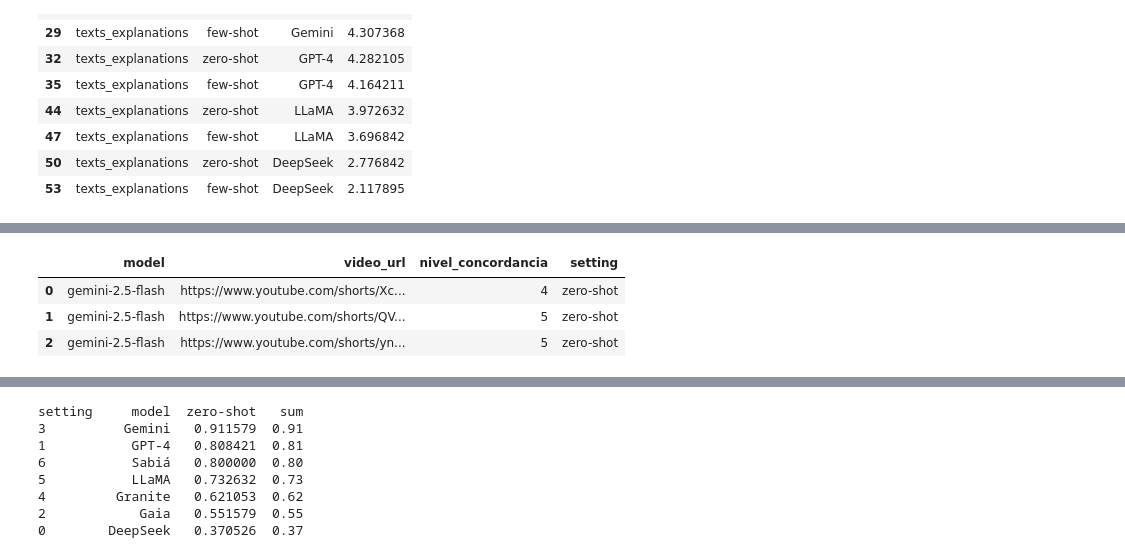
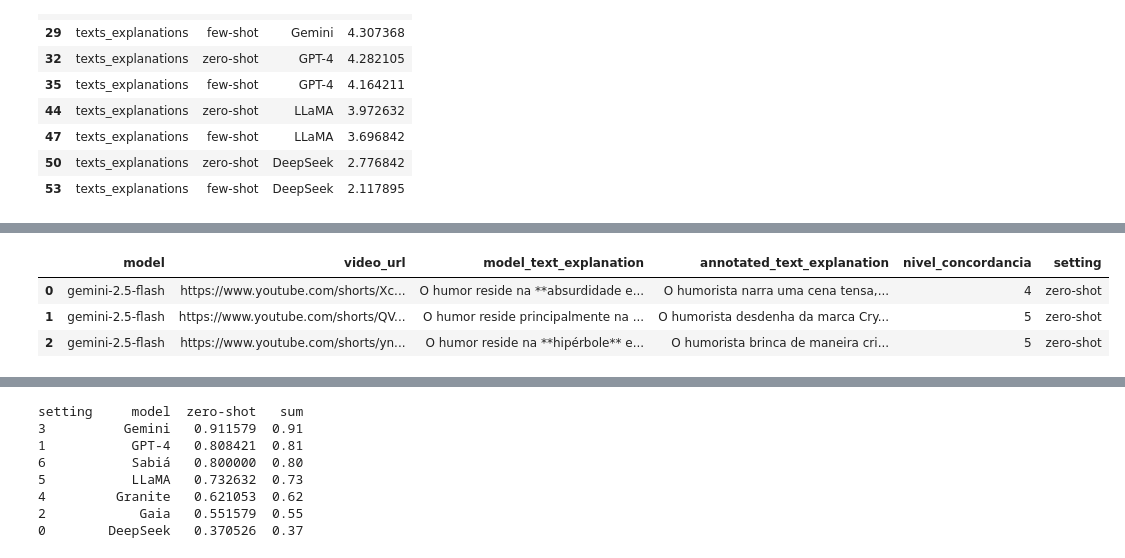
Before and after one commit to llm-pt-ibm/brazilian_northeast_humor_benchmark, a Jupyter notebook: results_exploration.ipynb, the cells around one changed output, grey strips where cells are left out. Saved outputs shown, nothing was run; the diff lists cells and outputs as text; code cells hidden in the pictures.

Commit message:
explore explanations samples

```diff
--- a/results_exploration.ipynb
+++ b/results_exploration.ipynb
@@ -374,30 +374,35 @@ chart_texts.show()
 [interactive output not drawn]
 # %%
 files = {
-    "zero-shot": "evaluation/zero-shot/texts_explanations_evaluation_results.json",
-    "few-shot": "evaluation/few-shot/texts_explanations_evaluation_results.json"
+    "zero-shot": "evaluation/zero-shot/texts_explanations_evaluation_results.json"
 }
 
 records = []
 
 for setting, filepath in files.items():
     with open(filepath, "r", encoding="utf-8") as f:
         data = json.load(f)
 
     for model, videos in data.items():
         for video_url, content in videos.items():
             nivel = int(content["judge_model_results"]["nivel_concordancia"])
+            model_text_explanation = content['model_text_explanation']
+            annotated_text_explanation = content['annotated_text_explanation']
+
             records.append({
                 "model": model,
                 "video_url": video_url,
+                'model_text_explanation': model_text_explanation,
+                'annotated_text_explanation': annotated_text_explanation,
                 "nivel_concordancia": nivel,
                 "setting": setting
             })
 
 df = pd.DataFrame(records)
+df = df[~df['model'].str.contains('mixtral|gervasio', case=False, na=False)]
 df.head(3)
 # %% [output]
-|  | model | video_url | nivel_concordancia | setting |
-| 0 | gemini-2.5-flash | https://www.youtube.com/shorts/Xc... | 4 | zero-shot |
-| 1 | gemini-2.5-flash | https://www.youtube.com/shorts/QV... | 5 | zero-shot |
-| 2 | gemini-2.5-flash | https://www.youtube.com/shorts/yn... | 5 | zero-shot |
+|  | model | video_url | model_text_explanation | annotated_text_explanation | nivel_concordancia | setting |
+| 0 | gemini-2.5-flash | https://www.youtube.com/shorts/Xc... | O humor reside na **absurdidade e... | O humorista narra uma cena tensa,... | 4 | zero-shot |
+| 1 | gemini-2.5-flash | https://www.youtube.com/shorts/QV... | O humor reside principalmente na ... | O humorista desdenha da marca Cry... | 5 | zero-shot |
+| 2 | gemini-2.5-flash | https://www.youtube.com/shorts/yn... | O humor reside na **hipérbole** e... | O humorista brinca de maneira cri... | 5 | zero-shot |
```
Also changed, not shown: parts of 3 cells of this notebook, 1 other file.
